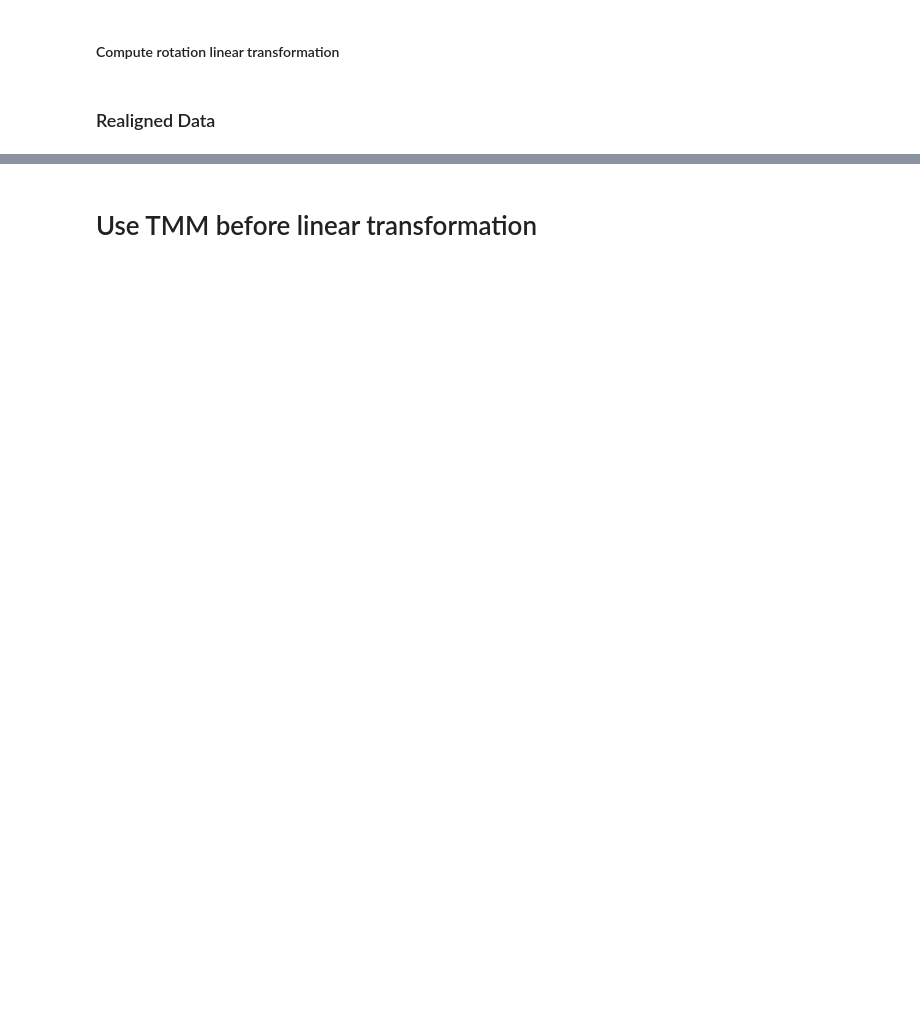
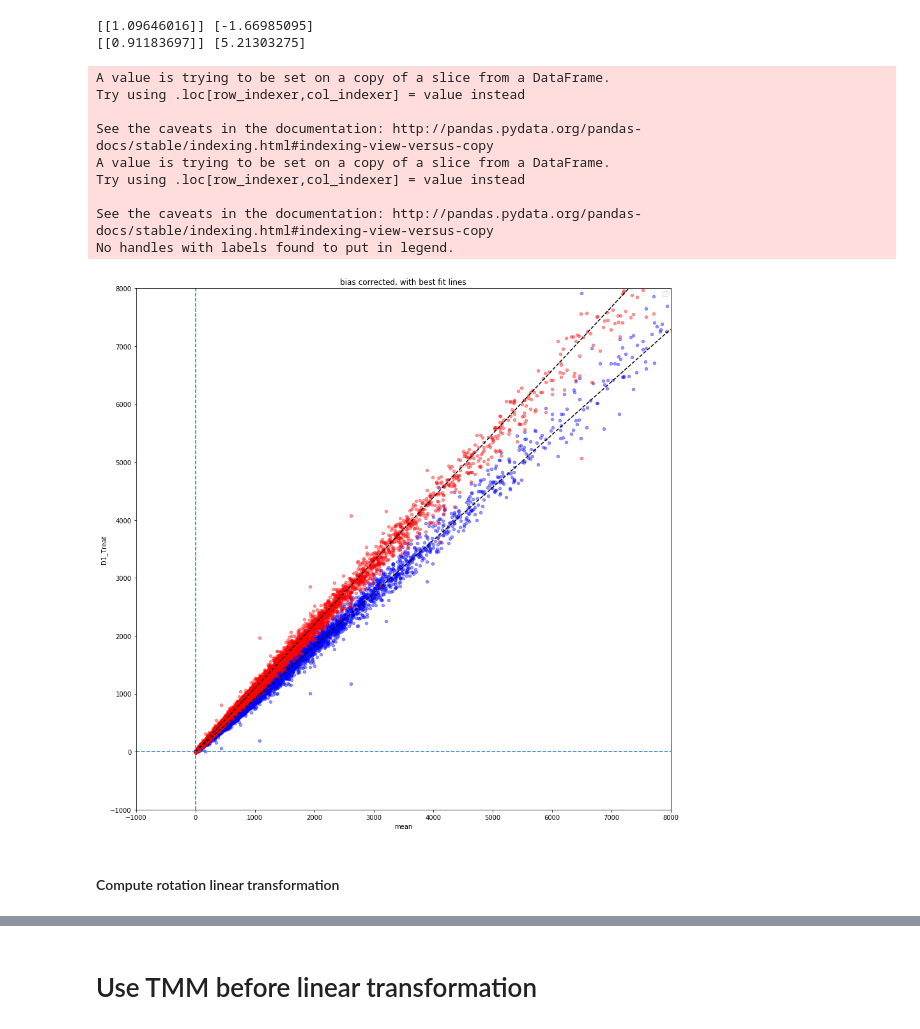
Before and after one commit to paulegradie/SeqPyPlot, a Jupyter notebook: notebooks/correction_experiments.ipynb, the cells around one changed output, grey strips where cells are left out. Drawn from its saved outputs; the diff is of its cells as text; code cells hidden in the pictures; blank space fills up the shorter version.

```diff
--- a/notebooks/correction_experiments.ipynb
+++ b/notebooks/correction_experiments.ipynb
@@ -125,9 +180,48 @@ d2['D1_Treat'] = d2['D1_Treat'] - regTreat.intercept_
 # %%
+# Quick reset for this cell
+d1 = df[['D1_Cont', 'mean']]
+d2 = df[['D1_Treat', 'mean']]
+
+# define regression objects
+regCont = LinearRegression(fit_intercept=True)
+regTreat = LinearRegression(fit_intercept=True)
+
+# fit regression
+regCont.fit(d1['D1_Cont'].values.reshape(-1, 1), d1['mean'].values.reshape(-1, 1))
+regTreat.fit(d2['D1_Treat'].values.reshape(-1, 1), d1['mean'].values.reshape(-1, 1))
+
+print(regCont.coef_, regCont.intercept_)
+print(regTreat.coef_, regTreat.intercept_)
+
+# Correct bias
+d1['D1_Cont'] = d1['D1_Cont'] - regCont.intercept_
+d2['D1_Treat'] = d2['D1_Treat'] - regTreat.intercept_
+
+# Plot regression lines
 fig, ax = plt.subplots()
-d1.plot('mean', 'D1_Cont', kind='scatter', xlim=(0, 5000), ylim=(0, 5000), ax=ax, color='blue')
-d2.plot('mean', 'D1_Treat', kind='scatter', xlim=(0, 5000), ylim=(0, 5000), ax=ax, color='red')
-plt.plot([0, 5000], [0.0, regCont.coef_ * 5000], linestyle='--', color='black')
-plt.plot([0, 5000], [0.0, regTreat.coef_ * 5000], linestyle='--', color='black');
+d1.plot('mean', 'D1_Cont', kind='scatter', ax=ax, color='blue', alpha=0.4)
+d2.plot('mean', 'D1_Treat', kind='scatter', xlim=(0, 8000), ylim=(0, 8000), ax=ax, color='red',  alpha=0.4)
+plt.plot([0, 8000], [0.0, regCont.coef_ * 8000], linestyle='--', color='black')
+plt.plot([0, 8000], [0.0, regTreat.coef_ * 8000], linestyle='--', color='black');
 ax.set_title("bias corrected, with best fit lines");
+
+plt.ylim((-1000, 8000))
+plt.xlim((-1000, 8000));
+plt.axvline(0, linestyle='--')
+plt.axhline(0, linestyle='--')
+plt.legend();
+# %% [output]
+[[1.09646016]] [-1.66985095]
+[[0.91183697]] [5.21303275]
+A value is trying to be set on a copy of a slice from a DataFrame.
+Try using .loc[row_indexer,col_indexer] = value instead
+
+See the caveats in the documentation: http://pandas.pydata.org/pandas-docs/stable/indexing.html#indexing-view-versus-copy
+A value is trying to be set on a copy of a slice from a DataFrame.
+Try using .loc[row_indexer,col_indexer] = value instead
+
+See the caveats in the documentation: http://pandas.pydata.org/pandas-docs/stable/indexing.html#indexing-view-versus-copy
+No handles with labels found to put in legend.
+[figure, added]
 # %% [markdown]
 #### Compute rotation linear transformation
@@ -147,3 +228 @@ d2_cor.loc[:, 'mean'] = new_treat[:, 1]
-# %% [markdown]
-### Realigned Data
 # %%
```
Also changed, not shown: parts of 57 cells of this notebook.
